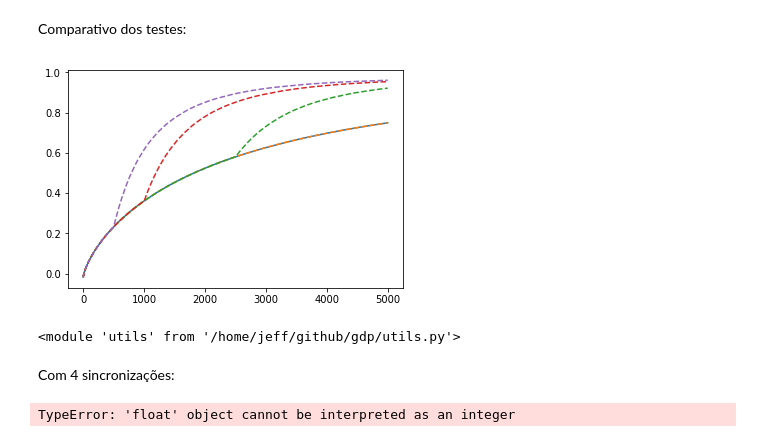
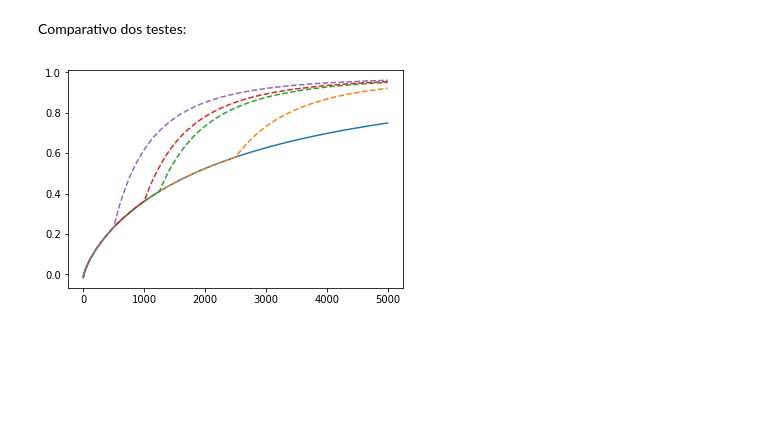
Before and after one commit to jcolares/gdp, a Jupyter notebook: GDParalelo.ipynb, the cells around one changed output. Cells and saved outputs as stored; diff of their text form; code cells hidden in the pictures; blank space fills up the shorter version.

```diff
--- a/GDParalelo.ipynb
+++ b/GDParalelo.ipynb
@@ -268,20 +279,8 @@ Comparativo dos testes:
 # %%
 plt.figure(1)
 plt.plot(range(len(scores_base)), scores_base)
-for s in [scores_4, scores_2_sync, scores_5_sync, scores_10_sync]:
+for s in [scores_2_sync, scores_4_sync, scores_5_sync, scores_10_sync]:
     s = np.array(s).T
     plt.plot(range(len(s[-1])), s[-1], '--')
 # %% [output]
-[figure, old version]
+[figure, new version]
-# %%
-importlib.reload(utils)
-# %% [output]
-<module 'utils' from '/home/jeff/github/gdp/utils.py'>
-# %% [markdown]
-Com 4 sincronizações:
-# %%
-n_jobs = 4
-n_sync = 4
-%time scores_try = utils.sim_parallel_sgd(X_train, y_train, X_test, y_test, n_iter/n_jobs, n_jobs, n_sync=n_sync, split_per_job=1, overlap=True, verbose=True)
-# %% [output]
-TypeError: 'float' object cannot be interpreted as an integer
```
Also changed, not shown: parts of 23 cells of this notebook.
